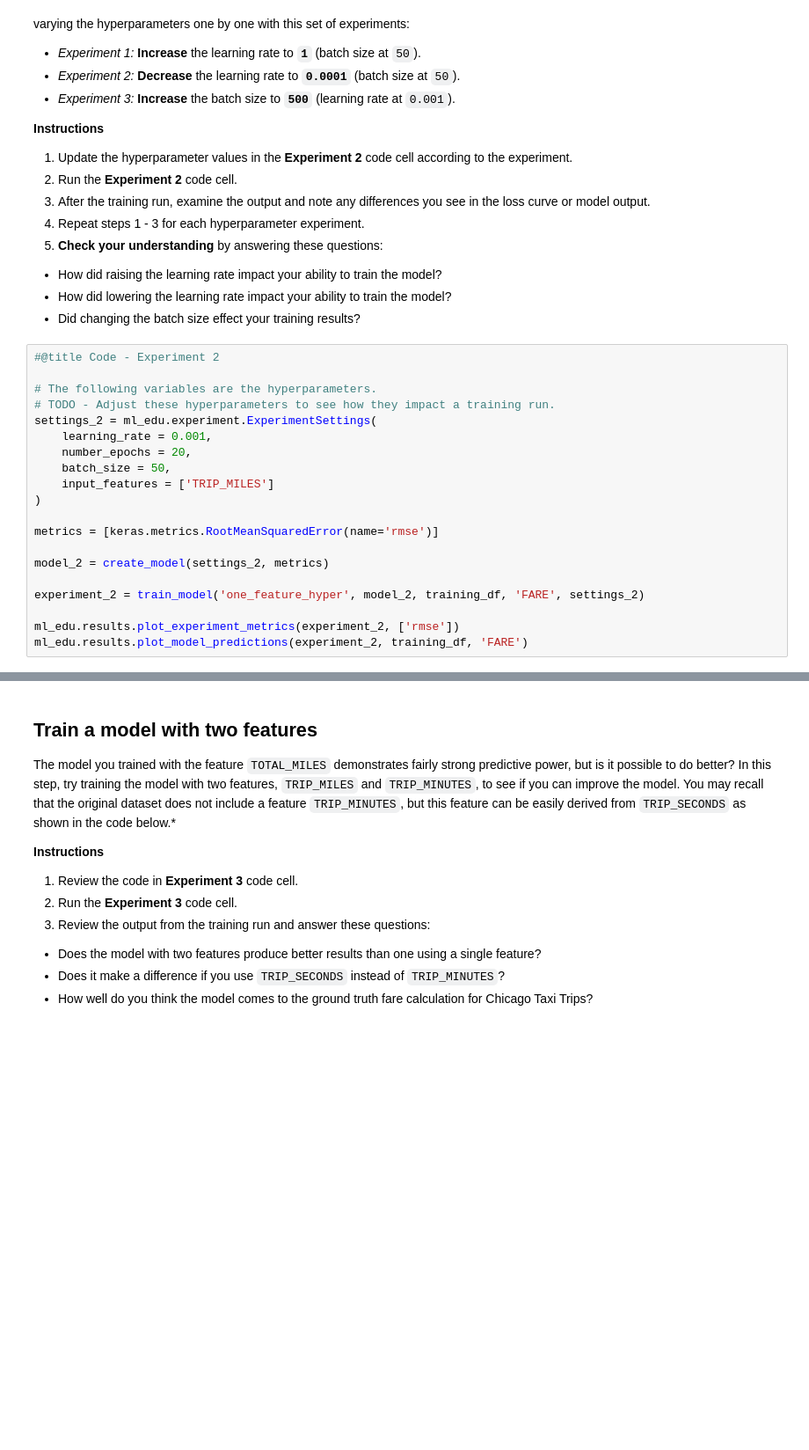
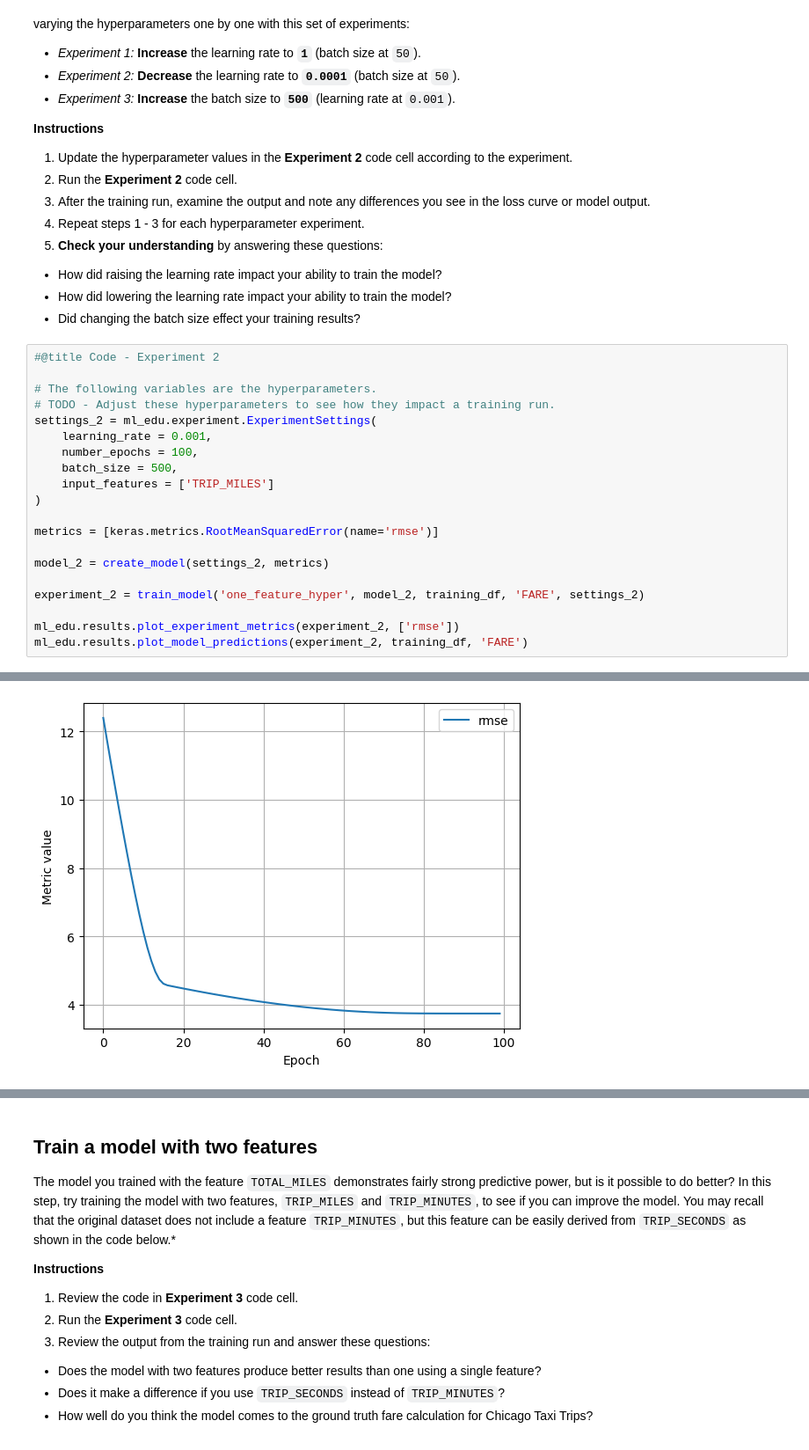
Before and after one commit to Kawatra-29/ML, a Jupyter notebook: ml/cc/exercises/linear_regression_taxi.ipynb, the cells around one changed output, grey strips where cells are left out. Shown: that part at 88% size. Cells and saved outputs as stored; diff of their text form; blank space fills up the shorter version.

```diff
--- a/ml/cc/exercises/linear_regression_taxi.ipynb
+++ b/ml/cc/exercises/linear_regression_taxi.ipynb
@@ -402,8 +458,8 @@ It is common with machine learning to run multiple experiments to find the best
 # TODO - Adjust these hyperparameters to see how they impact a training run.
 settings_2 = ml_edu.experiment.ExperimentSettings(
     learning_rate = 0.001,
-    number_epochs = 20,
-    batch_size = 50,
+    number_epochs = 100,
+    batch_size = 500,
     input_features = ['TRIP_MILES']
 )
 
@@ -415,3 +471,4 @@ experiment_2 = train_model('one_feature_hyper', model_2, training_df, 'FARE', se
 
 ml_edu.results.plot_experiment_metrics(experiment_2, ['rmse'])
 ml_edu.results.plot_model_predictions(experiment_2, training_df, 'FARE')
+# %% [output]
@@ -418,3 +493,4 @@ ml_edu.results.plot_model_predictions(experiment_2, training_df, 'FARE')
+[figure, added]
 # %%
 #@title Double-click to view answers for hyperparameter experiments
 
```
Also changed, not shown: parts of 14 cells of this notebook.
